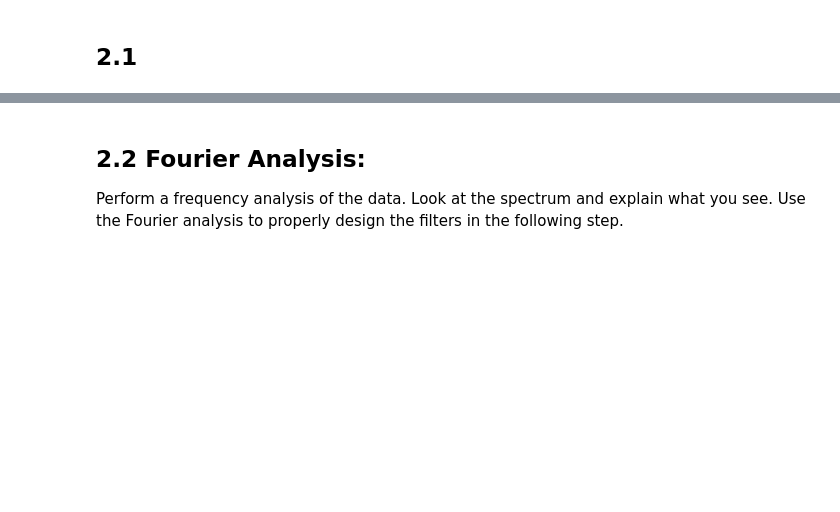
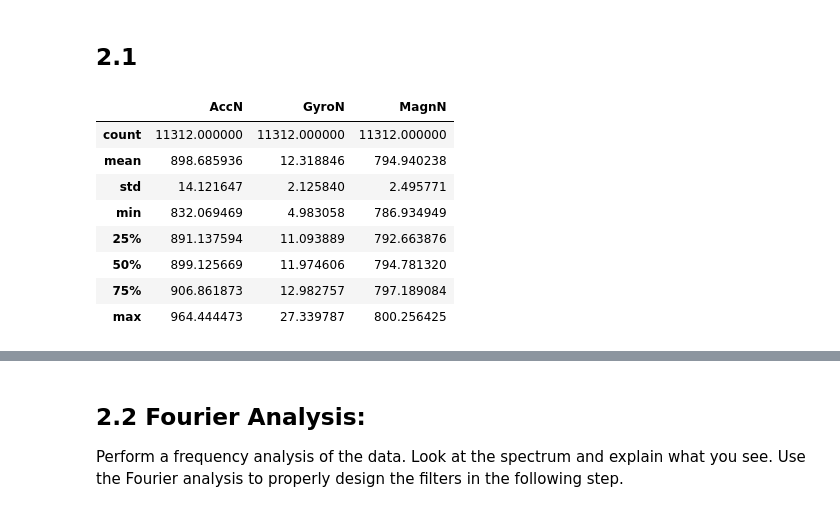
Before and after one commit to anaisbattut/ProjectHEART, a Jupyter notebook: Project.ipynb, the cells around one changed output, grey strips where cells are left out. Cells and saved outputs as stored; diff of their text form; code cells hidden in the pictures; blank space fills up the shorter version.

```diff
--- a/Project.ipynb
+++ b/Project.ipynb
@@ -419,0 +414,15 @@ df
+# %%
+d = {'AccN' : norm_acc, 'GyroN' : norm_gyro, 'MagnN' : norm_magn}
+#We create a dataframe with the chosen dataset (Norm)
+data_norm = pd.DataFrame(d)
+data_norm.describe()
+# %% [output]
+|  | AccN | GyroN | MagnN |
+| count | 11312.000000 | 11312.000000 | 11312.000000 |
+| mean | 898.685936 | 12.318846 | 794.940238 |
+| std | 14.121647 | 2.125840 | 2.495771 |
+| min | 832.069469 | 4.983058 | 786.934949 |
+| 25% | 891.137594 | 11.093889 | 792.663876 |
+| 50% | 899.125669 | 11.974606 | 794.781320 |
+| 75% | 906.861873 | 12.982757 | 797.189084 |
+| max | 964.444473 | 27.339787 | 800.256425 |
```
Also changed, not shown: parts of 8 cells of this notebook.
